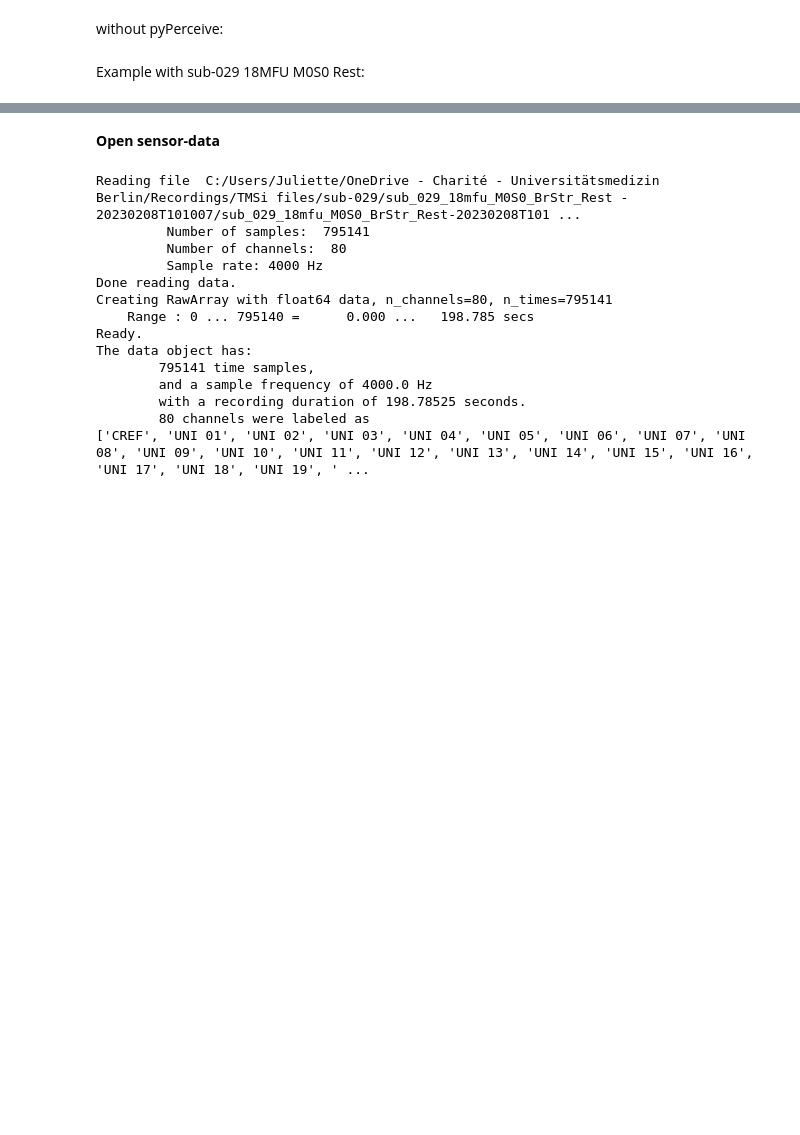
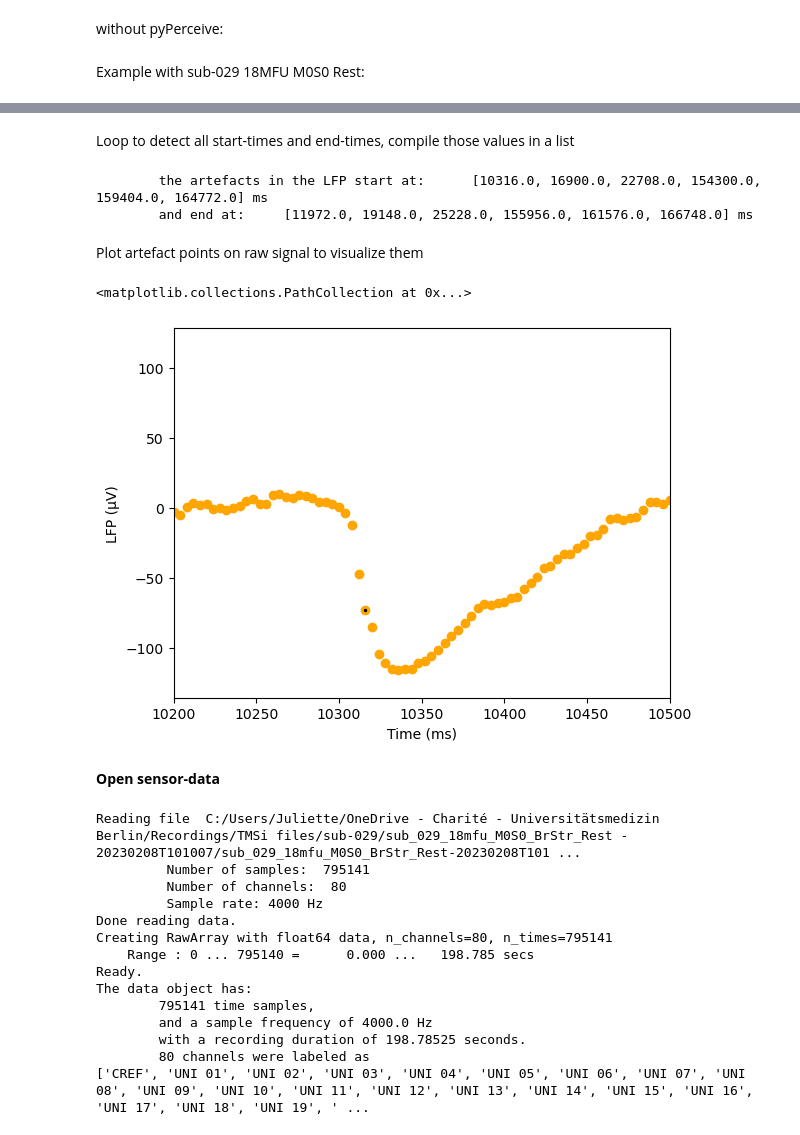
Before and after one commit to juliettevivien/Synchronization, a Jupyter notebook: Align LFP data with sensor data.ipynb, the cells around one changed output, grey strips where cells are left out. Cells and saved outputs as stored; diff of their text form; code cells hidden in the pictures; blank space fills up the shorter version.

```diff
--- a/Align LFP data with sensor data.ipynb
+++ b/Align LFP data with sensor data.ipynb
@@ -190,3 +198,47 @@ delay_between_artefacts_LFP
+# %% [markdown]
+Loop to detect all start-times and end-times, compile those values in a list
+# %%
+#initialize variables (lists and state)
+artefacts_xstart_LFP = []
+artefacts_ystart_LFP = []
+artefacts_xstop_LFP = []
+artefacts_ystop_LFP = []
+state_LFP:str = "stim_OFF"
+
+#start looking at each value one by one and append the timepoint to the proper list depending on the state and threshold crossed
+for n in range(0,(len(LFP_Stn_L_13)-1)):
+    if (LFP_Stn_L_13[n] <= -60) and (state_LFP != "stim_ON"):
+        artefacts_xstart_LFP.append(x1_time[n])
+        artefacts_ystart_LFP.append(LFP_Stn_L_13[n])
+        state_LFP = "stim_ON"
+    else:
+        n = n+1
+
+    if (LFP_Stn_L_13[n] >= 60) and (state_LFP != "stim_OFF"):
+        artefacts_xstop_LFP.append(x1_time[n])
+        artefacts_ystop_LFP.append(LFP_Stn_L_13[n])
+        state_LFP = "stim_OFF"
+    else:
+        n = n+1
+print(
+    f'\n\tthe artefacts in the LFP start at: \t{artefacts_xstart_LFP} ms'
+    f'\n\tand end at: \t{artefacts_xstop_LFP} ms')
+# %% [output]
+        the artefacts in the LFP start at:      [10316.0, 16900.0, 22708.0, 154300.0, 159404.0, 164772.0] ms
+        and end at:     [11972.0, 19148.0, 25228.0, 155956.0, 161576.0, 166748.0] ms
+# %% [markdown]
+Plot artefact points on raw signal to visualize them
+# %%
+x_artefacts_LFP = artefacts_xstart_LFP+artefacts_xstop_LFP
+y_artefacts_LFP = artefacts_ystart_LFP+artefacts_ystop_LFP
+plt.xlabel('Time (ms)')
+plt.ylabel('LFP (µV)')
+plt.xlim(10200,10500)
+plt.scatter(x1_time,LFP_Stn_L_13, linewidth=1,color='orange')
+plt.scatter(x_artefacts_LFP,y_artefacts_LFP,color='black',s=2)
+# %% [output]
+<matplotlib.collections.PathCollection at 0x...>
+[figure, added]
 # %% [markdown]
 **Open sensor-data**
 # %%
```
Also changed, not shown: parts of 20 cells of this notebook.
